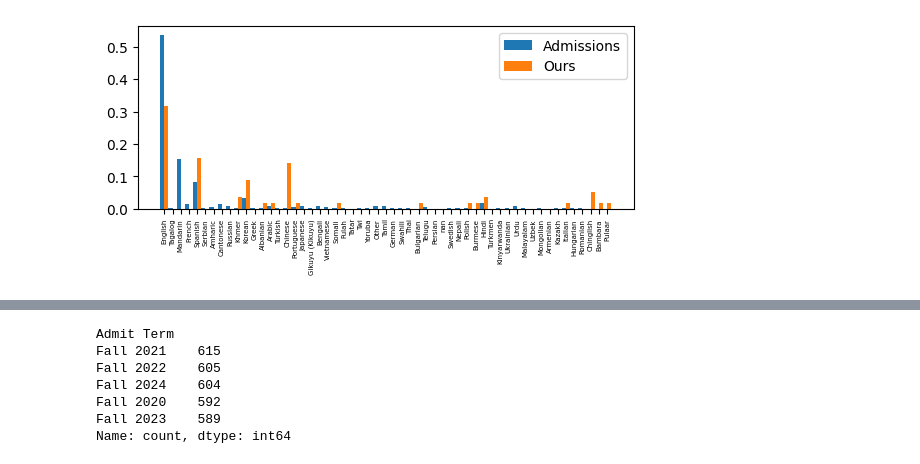
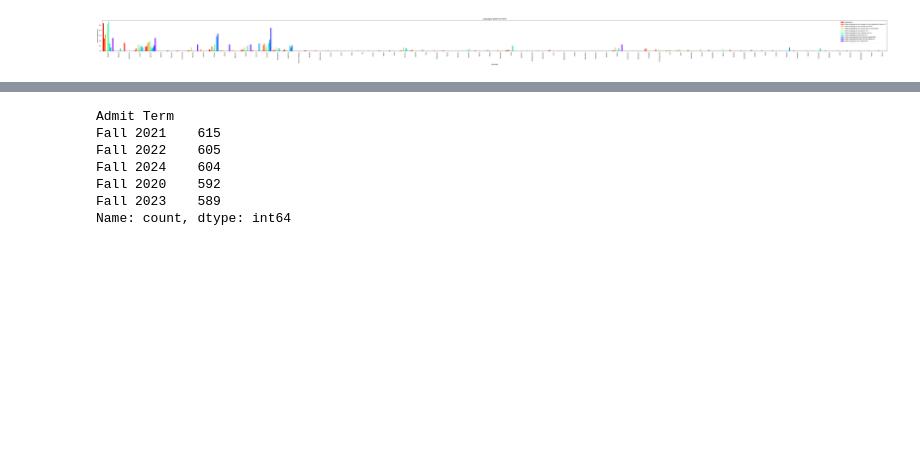
Before and after one commit to zstephe/zstephe.github.io, a Jupyter notebook: crowdSourcing/analysis.ipynb, the cells around one changed output, grey strips where cells are left out. Drawn from its saved outputs; the diff is of its cells as text; code cells hidden in the pictures; blank space fills up the shorter version.

Commit message:
new graphing for crowdsourcing and minor edits

```diff
--- a/crowdSourcing/analysis.ipynb
+++ b/crowdSourcing/analysis.ipynb
@@ -12,8 +13,9 @@ uniqueLangs = []
 counts = []
 for lang in languages:
     if lang not in uniqueLangs:
-        uniqueLangs.append(lang)
-        counts.append(1)
+        if lang is not np.nan:
+            uniqueLangs.append(lang)
+            counts.append(1)
     else:
         counts[uniqueLangs.index(lang)]+=1
 #plt.pie(counts,labels=uniqueLangs)
@@ -44,36 +46,54 @@ homePercents = []
 for x in homeCounts:
     homePercents.append(float(x)/totalHomeLangs)
 
+ourLangs = pd.read_csv("percentData.csv").columns[1:]
+allLangs = list(uniqueLangs)
+for lang in ourLangs:
+    if lang not in allLangs:
+        allLangs.append(lang)
+for i in range(len(allLangs)-len(uniqueLangs)):
+        homePercents.append(0)
 #plt.pie(homePercents,labels=uniqueLangs)
 #plt.show()
 
 # percents of langs spoken at home from our data
-ourHome = pd.read_csv("percentData.csv")
-ourHome = ourHome[ourHome["LANGUAGE"]=="What language do you speak at home?"]
+def getLangData(csv_path,question):
+    ours = pd.read_csv(csv_path)
+    ours = ours[ours["LANGUAGE"]==question]
+    ourLangs = ours.columns[1:]
 
-#
-ourHomeLangs = ourHome.columns[1:]
-allLangs = list(uniqueLangs)
-for lang in ourHomeLangs:
-    if(ourHome[lang].values[0]!=0):
-        print(ourHome[lang])
-        if lang not in allLangs:
-            allLangs.append(lang)
+    ourPercents = []
+    for lang in allLangs:
+        try:
+            ourPercents.append(float(ours[lang]))
+        except:
+            ourPercents.append(0)
+    return ourPercents
 
-for i in range(len(allLangs)-len(uniqueLangs)):
-    homePercents.append(0)
-ourHomePercents = []
-for lang in allLangs:
-    try:
-        ourHomePercents.append(float(ourHome[lang]))
-    except:
-        ourHomePercents.append(0)
 
-x_axis = np.arange(len(allLangs))
-plt.bar(x_axis-0.25,homePercents,label="Admissions",width=0.5)
-plt.bar(x_axis+0.25,ourHomePercents,label="Ours",width=0.5)
-plt.xticks(x_axis,allLangs,rotation=90,fontsize=5)
+csv = "percentData.csv"
+questions = pd.read_csv(csv)['LANGUAGE']
+
+colors = cm.rainbow(np.linspace(0, 1, len(questions)+1))
+colors = colors[:len(questions)+1]
+print(colors)
+colors = np.flip(colors,axis=0)
+
+x_axis = np.arange(len(allLangs))*(len(questions)+1)
+f, ax = plt.subplots(figsize=(100,8))
+ax.bar(x_axis,homePercents,label="Admissions",width=1,color=colors[0])
+
+
+for i in range(len(questions)):
+    percents = getLangData(csv,questions[i])
+    ax.bar(x_axis+i+1,percents,label=questions[i],width=1,color=colors[i+1])
+
+plt.xticks(x_axis+len(questions)/2,allLangs,rotation=90,fontsize=10)
 plt.subplots_adjust(bottom=0.5)
 plt.legend()
+plt.title("Languages Spoken at Home")
+plt.ylabel("Percent Responses")
+plt.xlabel("Language")
+plt.xlim(left=-1,right=x_axis[-1]+len(questions))
 plt.show()
 # %% [output]
@@ -97 +110 @@ Name: Somali, dtype: float64
-[figure, old version]
+[figure, new version]
```
Also changed, not shown: parts of 5 cells of this notebook, 6 other files.
